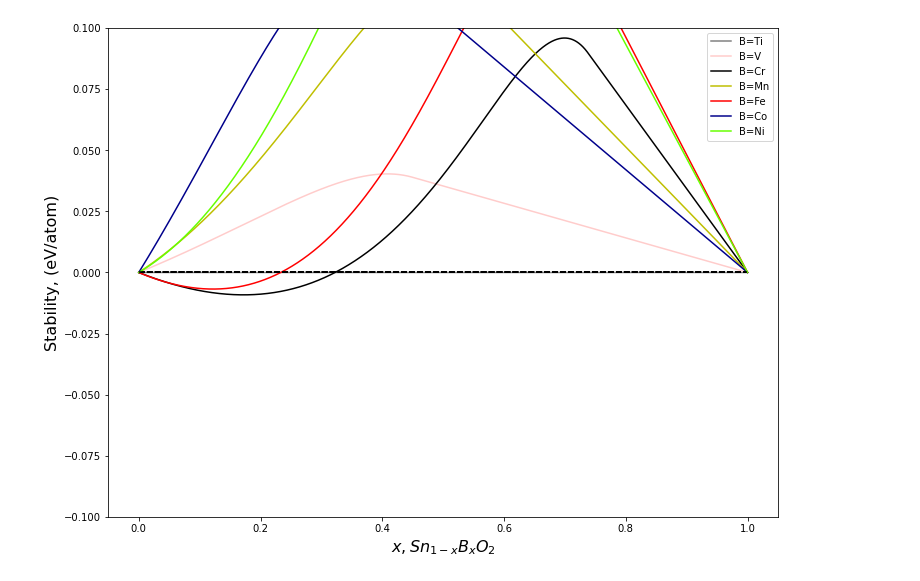
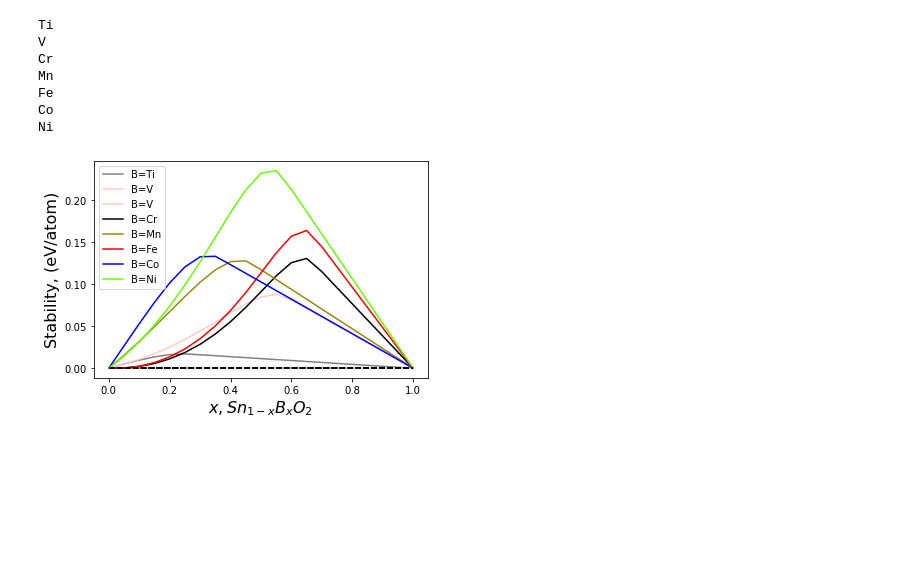
Before and after one commit to michaelcraiger/fefos, a Jupyter notebook: formation_energy_mixer.ipynb, the cells around one changed output. Cells and saved outputs as stored; diff of their text form; code cells hidden in the pictures; blank space fills up the shorter version.

Commit message:
updated formation mixer

```diff
--- a/formation_energy_mixer.ipynb
+++ b/formation_energy_mixer.ipynb
@@ -345,48 +371,50 @@ def oxidation_reduction_equation(x, ox_conc, o1, o2, o3, r1, r2, r3):
 # %%
-#oqmd_quadratic_equations_red['Sn'] = [8.77901914e-02, 1.37214235e-01, 9.61481343e-17]
 
-for housing_element in ['Sn',]:
-#     if housing_element not in mp_quadratic_equations_ox.keys() or housing_element not in mp_quadratic_equations_red.keys():
-#         print("Missing eq for {}".format(housing_element))
-#         continue
+for housing_element in ['Sn']:
+    if (housing_element not in mp_quadratic_equations_ox.keys() or housing_element not in mp_quadratic_equations_red.keys()):
+        print("Missing eq for {}".format(housing_element))
+        continue
+
     pairings = []
     ground_states =  []
-    plt.figure(figsize=(12, 9))
-    concs = np.arange(0.0000001, 0.9999999, 0.0001)
+    concs = np.linspace(0, 1.00, 21)
 
     for ele in d2metals['3']:
-        if ele==housing_element:
+        print(ele)
+        if ele==housing_element:# or ele in d2metals['3']+['Mo', 'Nb', 'W']:
             continue
 
-#         pred_1, pred_2, ox_1, ox_2 = formation_energy_mixing(mp_quadratic_equations_ox[ele], mp_quadratic_equations_red[housing_element],
-#                                                              mp_quadratic_equations_ox[housing_element], mp_quadratic_equations_red[ele], concs)
+        else:
+            pred_1, pred_2, ox_1, ox_2 = formation_energy_mixing(ele, housing_element,
+                                                                 concs, )
 
-#         pred_1, pred_2, ox_1, ox_2 = formation_energy_mixing(mp_quadratic_equations_ox[ele], oqmd_quadratic_equations_red[housing_element],
-#                                                              mp_quadratic_equations_ox[housing_element], mp_quadratic_equations_red[ele], concs)
-        pred, ox = old_formation_energy_mixing(mp_quadratic_equations_red[ele], oqmd_quadratic_equations_ox[housing_element], concs)
+        can_reduce = True
+        can_oxidise = True
+        # check if it found any solutions
+        if sum(ox_1)==0:
+            can_reduce = False
+        if sum(ox_2)==0:
+            can_oxidise = False
 
-#         can_reduce = True
-#         can_oxidise = True
-#         # check if it found any solutions
-#         if sum(ox_1)==0:
-#             #print("Cant reduce {}, and oxidise {}".format(housing_element, ele))
-#             can_reduce = False
-#         if sum(ox_2)==0:
-#             #print("Cant oxidise {}, and reduce {}".format(housing_element, ele))
-#             can_oxidise = False
-
-#         if can_reduce:
-#             plt.plot(concs, pred_1, color=ele2col[ele], label="B={}_oxidising".format(ele), ls='--')#, 'r-')
-#             plt.plot([concs[0], concs[-1]], [0, 0], 'k--')
-#         if can_oxidise:
-        plt.plot(concs, pred, label="B={}".format(ele), ls='-', color=ele2col[ele])#, 'r-')
-        plt.plot([concs[0], concs[-1]], [0, 0], 'k--')
+        if can_reduce:
+            plt.plot(concs, pred_1, label="B={}".format(ele), color=ele2col[ele])
+            plt.plot([concs[0], concs[-1]], [0, 0], 'k--')
+        if can_oxidise:
+            plt.plot(concs, pred_2, label="B={}".format(ele), ls='-', color=ele2col[ele])#, 'r-')
+            plt.plot([concs[0], concs[-1]], [0, 0], 'k--')
 
     plt.legend()
     plt.xlabel("$x, {}_{{1-x}}B_{{x}}O_{{2}}$".format(housing_element, ), fontsize=16)
     plt.ylabel("Stability, (eV/atom)", fontsize=16)
-    plt.ylim(-0.1, 0.1)
+    #plt.ylim(-0.1, 0.1)
     #plt.savefig("{}_higherdmixing.pdf".format(housing_element))
     plt.show()
 # %% [output]
+Ti
+V
+Cr
+Mn
+Fe
+Co
+Ni
-[figure, old version]
+[figure, new version]
```
Also changed, not shown: parts of 6 cells of this notebook.
